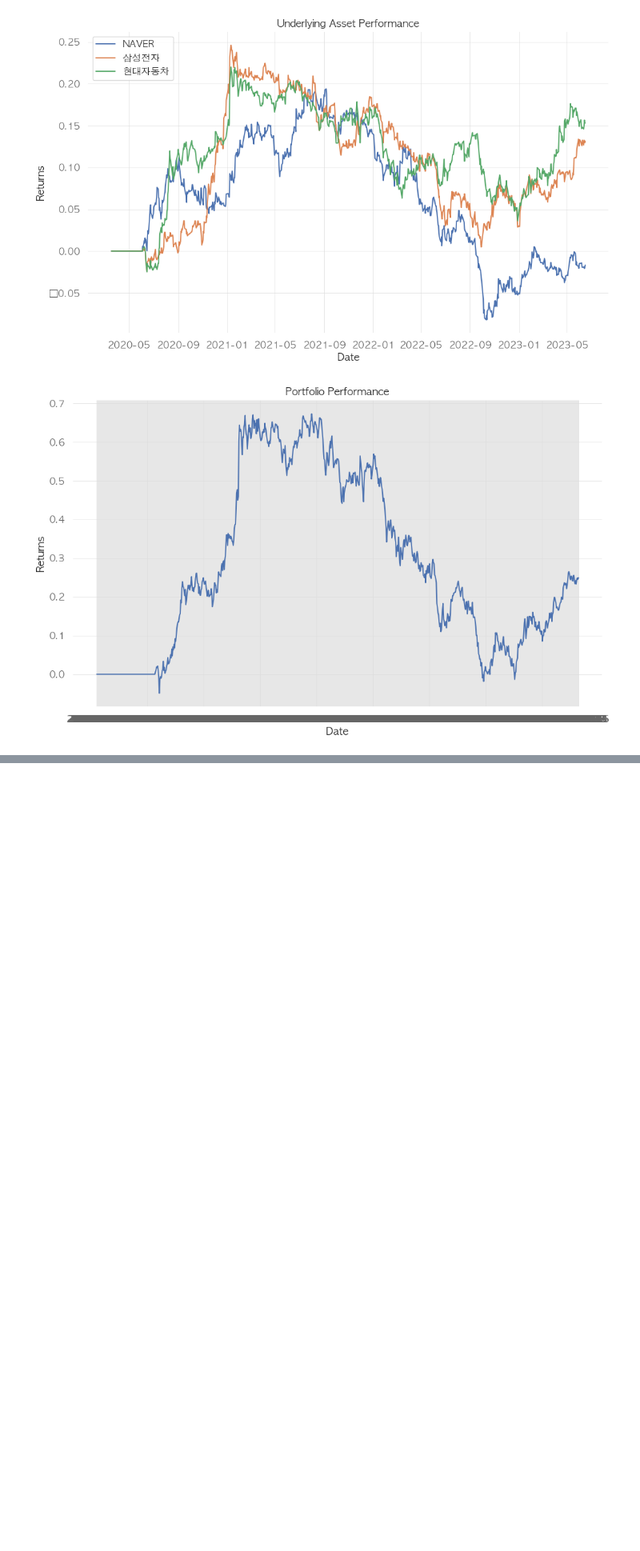
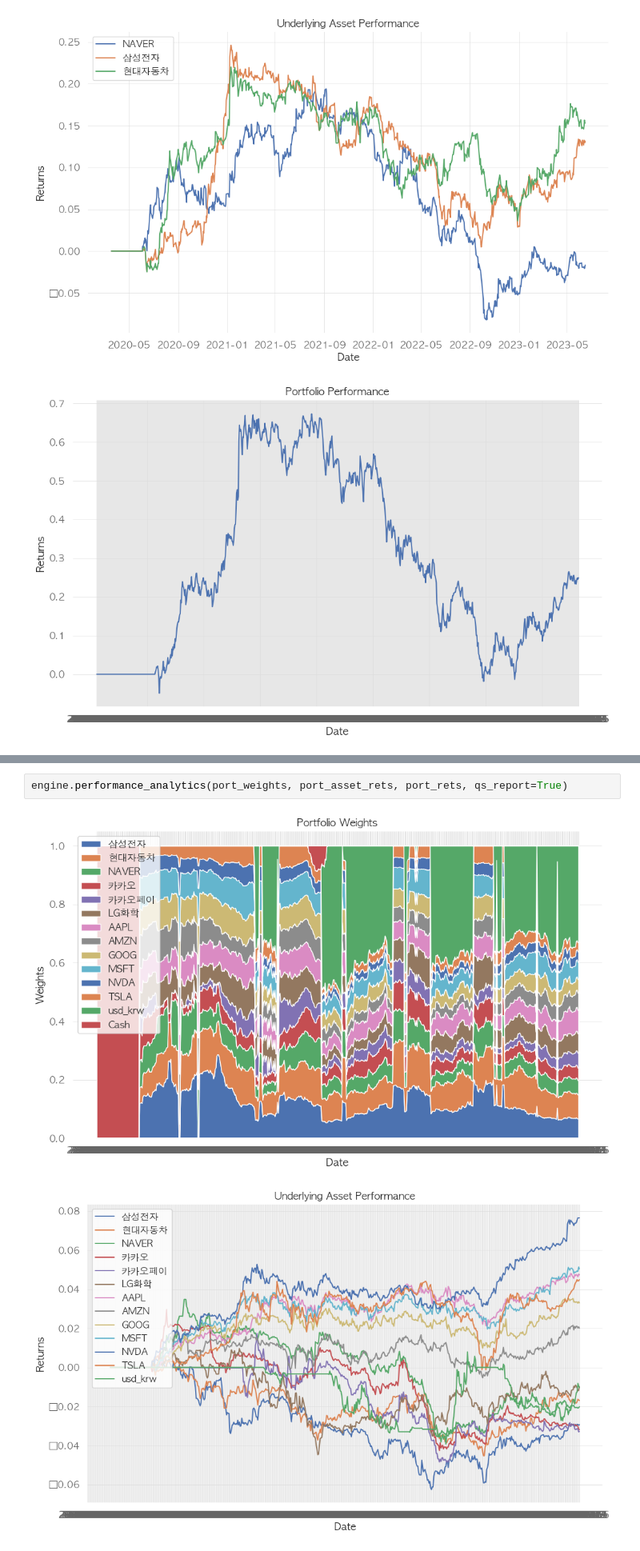
Before and after one commit to ahn283/projects, a Jupyter notebook: stock/manual.ipynb, the cells around one changed output, grey strips where cells are left out. Shown at 80% size. Drawn from its saved outputs; the diff is of its cells as text; blank space fills up the shorter version.

```diff
--- a/stock/manual.ipynb
+++ b/stock/manual.ipynb
@@ -96,0 +150,5 @@ engine.performance_analytics(port_weights, port_asset_rets, port_rets, qs_report
+# %%
+engine.performance_analytics(port_weights, port_asset_rets, port_rets, qs_report=True)
+# %% [output]
+[figure, added]
+[figure, added]
```
Also changed, not shown: parts of 11 cells of this notebook, 7 other files.
